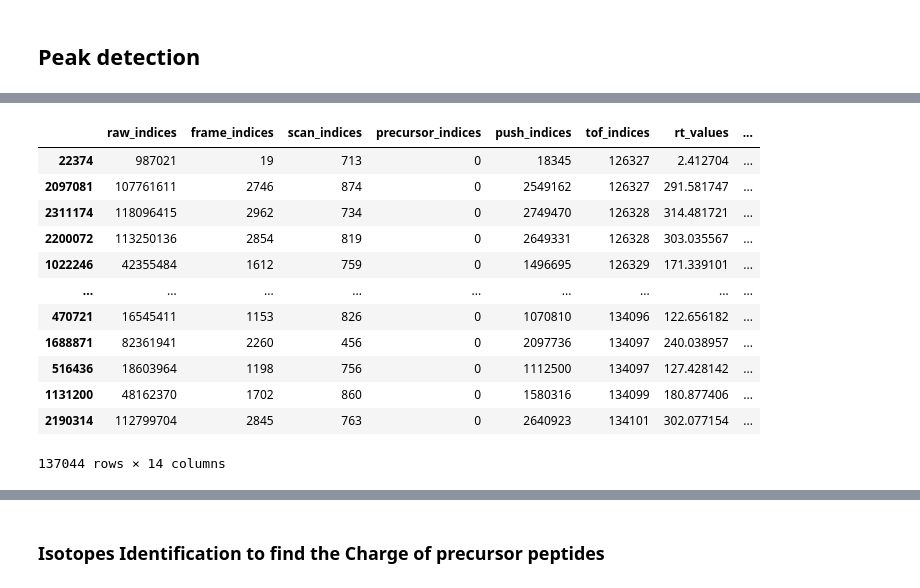
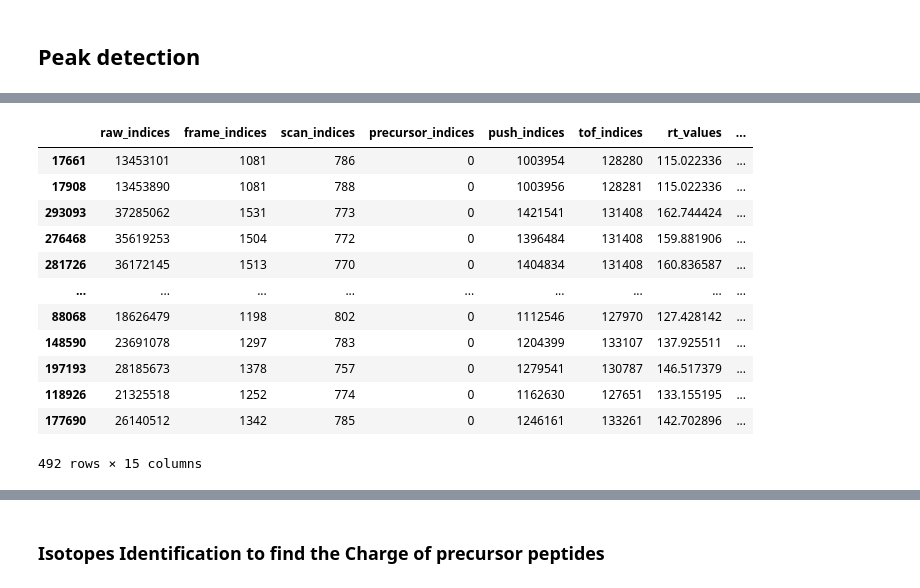
Before and after one commit to RapidSpectraX-Final-Year-Project/1.0, a Jupyter notebook: featureExtraction.ipynb, the cells around one changed output, grey strips where cells are left out. Drawn from its saved outputs; the diff is of its cells as text; code cells hidden in the pictures.

```diff
--- a/featureExtraction.ipynb
+++ b/featureExtraction.ipynb
@@ -250,18 +165,17 @@ plt.show()
-# %%
-original_peak_indices  = sorted_indices[peaks]
-peaks_in_selected_precursors = selected_precursors.loc[original_peak_indices]
-peaks_in_selected_precursors
-# %% [output]
-|  | raw_indices | frame_indices | scan_indices | precursor_indices | push_indices | tof_indices | rt_values | ... |
-| 22374 | 987021 | 19 | 713 | 0 | 18345 | 126327 | 2.412704 | ... |
-| 2097081 | 107761611 | 2746 | 874 | 0 | 2549162 | 126327 | 291.581747 | ... |
-| 2311174 | 118096415 | 2962 | 734 | 0 | 2749470 | 126328 | 314.481721 | ... |
-| 2200072 | 113250136 | 2854 | 819 | 0 | 2649331 | 126328 | 303.035567 | ... |
-| 1022246 | 42355484 | 1612 | 759 | 0 | 1496695 | 126329 | 171.339101 | ... |
-| ... | ... | ... | ... | ... | ... | ... | ... | ... |
-| 470721 | 16545411 | 1153 | 826 | 0 | 1070810 | 134096 | 122.656182 | ... |
-| 1688871 | 82361941 | 2260 | 456 | 0 | 2097736 | 134097 | 240.038957 | ... |
-| 516436 | 18603964 | 1198 | 756 | 0 | 1112500 | 134097 | 127.428142 | ... |
-| 1131200 | 48162370 | 1702 | 860 | 0 | 1580316 | 134099 | 180.877406 | ... |
-| 2190314 | 112799704 | 2845 | 763 | 0 | 2640923 | 134101 | 302.077154 | ... |
-137044 rows × 14 columns
+# %%
+peak_df = peak_df.sort_values(by="intensity_values", ascending=False)
+peak_df
+# %% [output]
+|  | raw_indices | frame_indices | scan_indices | precursor_indices | push_indices | tof_indices | rt_values | ... |
+| 17661 | 13453101 | 1081 | 786 | 0 | 1003954 | 128280 | 115.022336 | ... |
+| 17908 | 13453890 | 1081 | 788 | 0 | 1003956 | 128281 | 115.022336 | ... |
+| 293093 | 37285062 | 1531 | 773 | 0 | 1421541 | 131408 | 162.744424 | ... |
+| 276468 | 35619253 | 1504 | 772 | 0 | 1396484 | 131408 | 159.881906 | ... |
+| 281726 | 36172145 | 1513 | 770 | 0 | 1404834 | 131408 | 160.836587 | ... |
+| ... | ... | ... | ... | ... | ... | ... | ... | ... |
+| 88068 | 18626479 | 1198 | 802 | 0 | 1112546 | 127970 | 127.428142 | ... |
+| 148590 | 23691078 | 1297 | 783 | 0 | 1204399 | 133107 | 137.925511 | ... |
+| 197193 | 28185673 | 1378 | 757 | 0 | 1279541 | 130787 | 146.517379 | ... |
+| 118926 | 21325518 | 1252 | 774 | 0 | 1162630 | 127651 | 133.155195 | ... |
+| 177690 | 26140512 | 1342 | 785 | 0 | 1246161 | 133261 | 142.702896 | ... |
+492 rows × 15 columns
```
Also changed, not shown: parts of 20 cells of this notebook.
